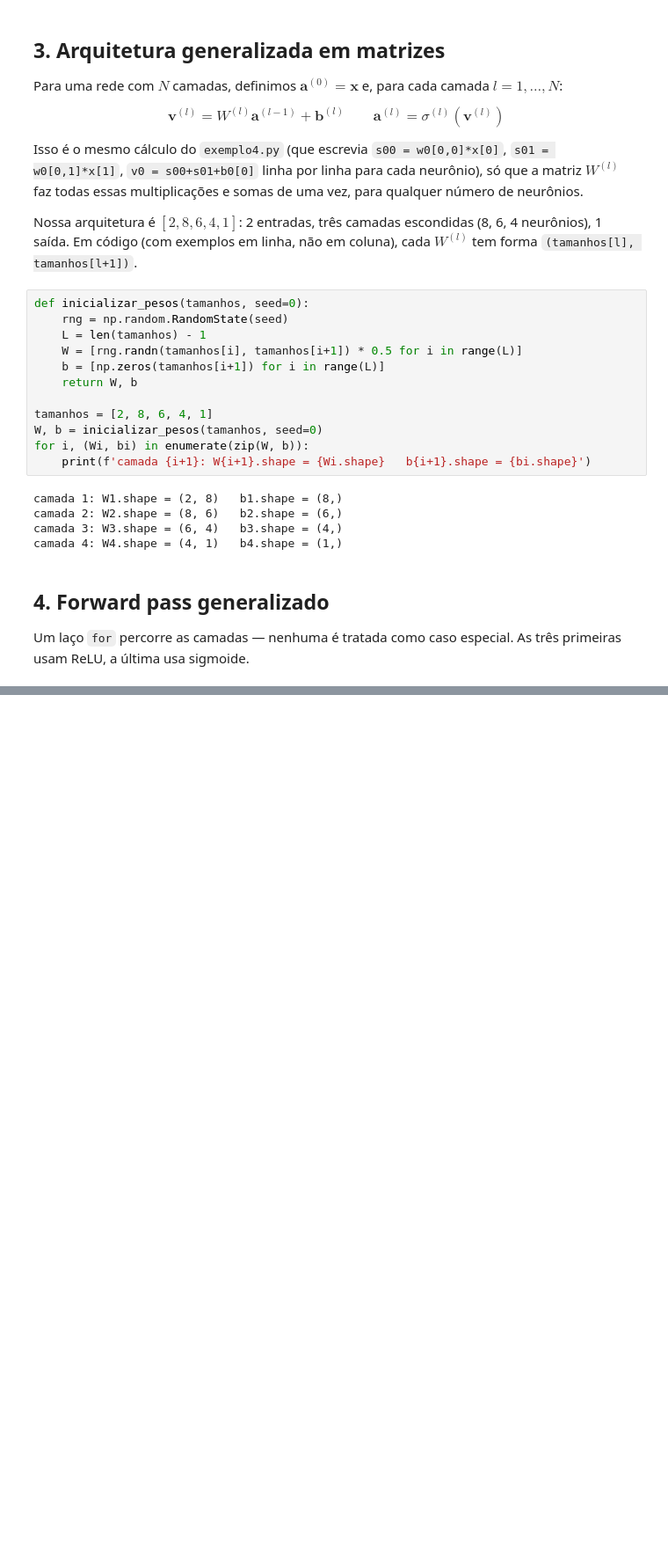
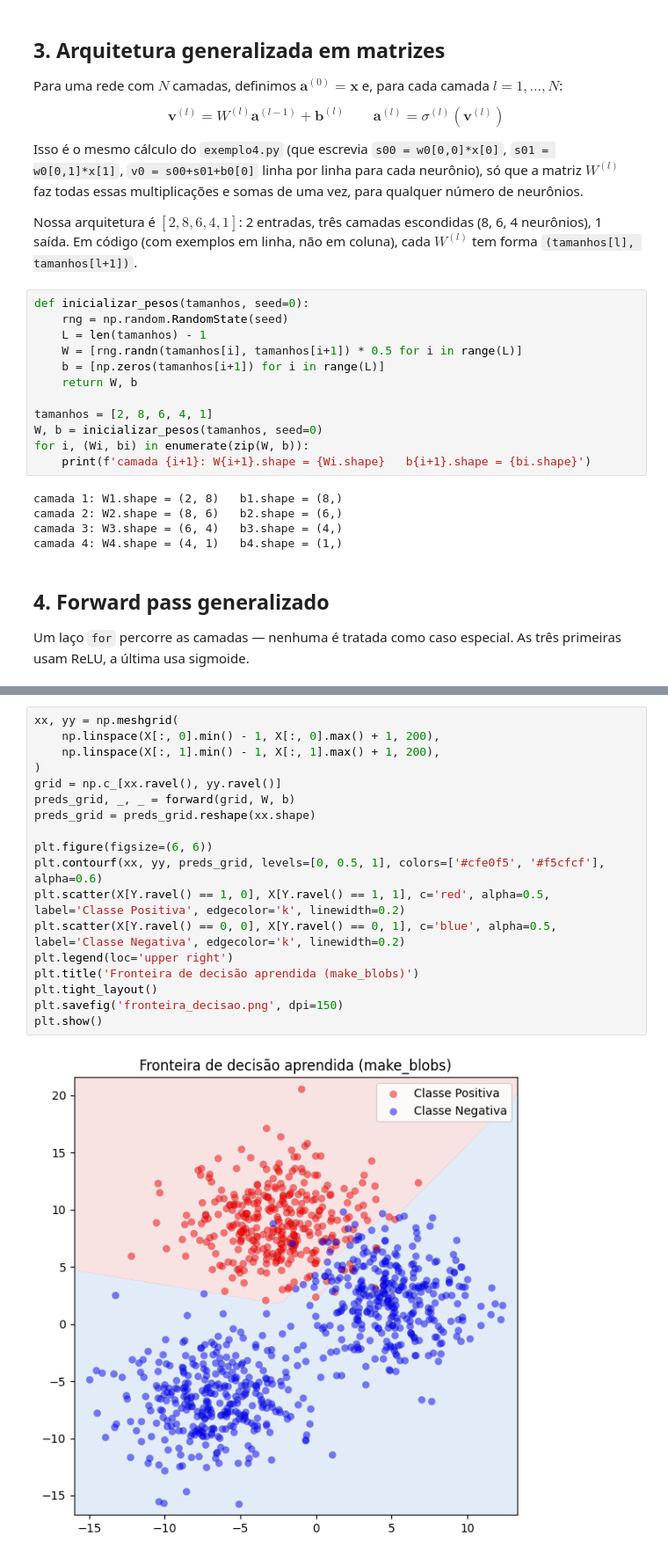
Before and after one commit to brpaulobrandao/projeto_rede_neural, a Jupyter notebook: rede_neural.ipynb, the cells around one changed output, grey strips where cells are left out. Shown at 88% size. Cells and saved outputs as stored; diff of their text form; blank space fills up the shorter version.

```diff
--- a/rede_neural.ipynb
+++ b/rede_neural.ipynb
@@ -408,0 +494,20 @@ Próximos passos
+# %%
+xx, yy = np.meshgrid(
+    np.linspace(X[:, 0].min() - 1, X[:, 0].max() + 1, 200),
+    np.linspace(X[:, 1].min() - 1, X[:, 1].max() + 1, 200),
+)
+grid = np.c_[xx.ravel(), yy.ravel()]
+preds_grid, _, _ = forward(grid, W, b)
+preds_grid = preds_grid.reshape(xx.shape)
+
+plt.figure(figsize=(6, 6))
+plt.contourf(xx, yy, preds_grid, levels=[0, 0.5, 1], colors=['#cfe0f5', '#f5cfcf'], alpha=0.6)
+plt.scatter(X[Y.ravel() == 1, 0], X[Y.ravel() == 1, 1], c='red', alpha=0.5, label='Classe Positiva', edgecolor='k', linewidth=0.2)
+plt.scatter(X[Y.ravel() == 0, 0], X[Y.ravel() == 0, 1], c='blue', alpha=0.5, label='Classe Negativa', edgecolor='k', linewidth=0.2)
+plt.legend(loc='upper right')
+plt.title('Fronteira de decisão aprendida (make_blobs)')
+plt.tight_layout()
+plt.savefig('fronteira_decisao.png', dpi=150)
+plt.show()
+# %% [output]
+[figure, added]
```
Also changed, not shown: parts of 22 cells of this notebook.
